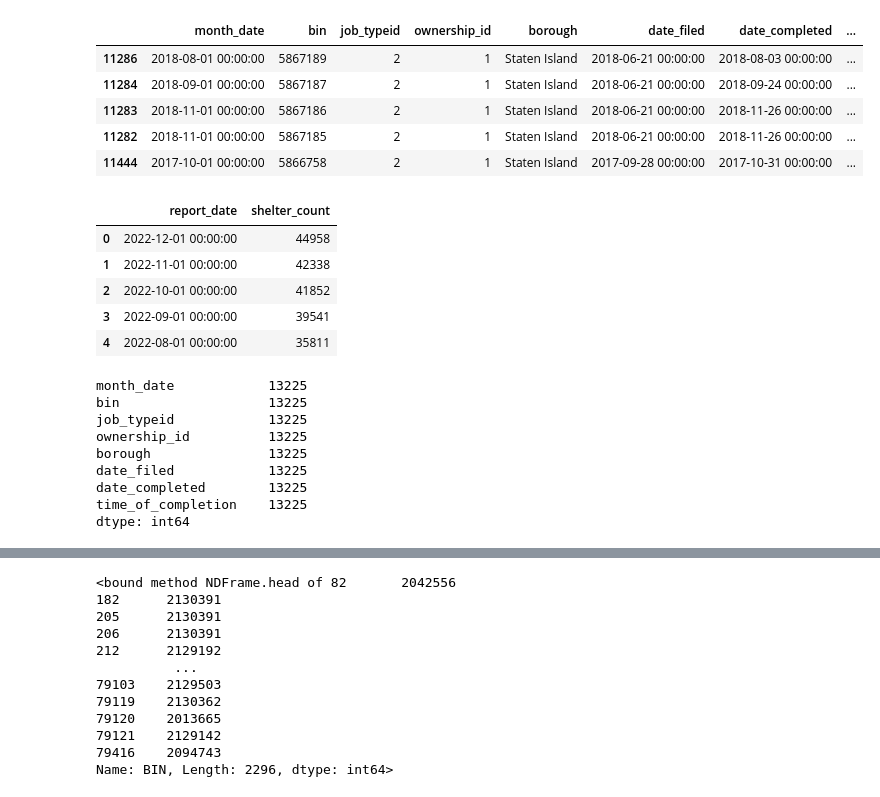
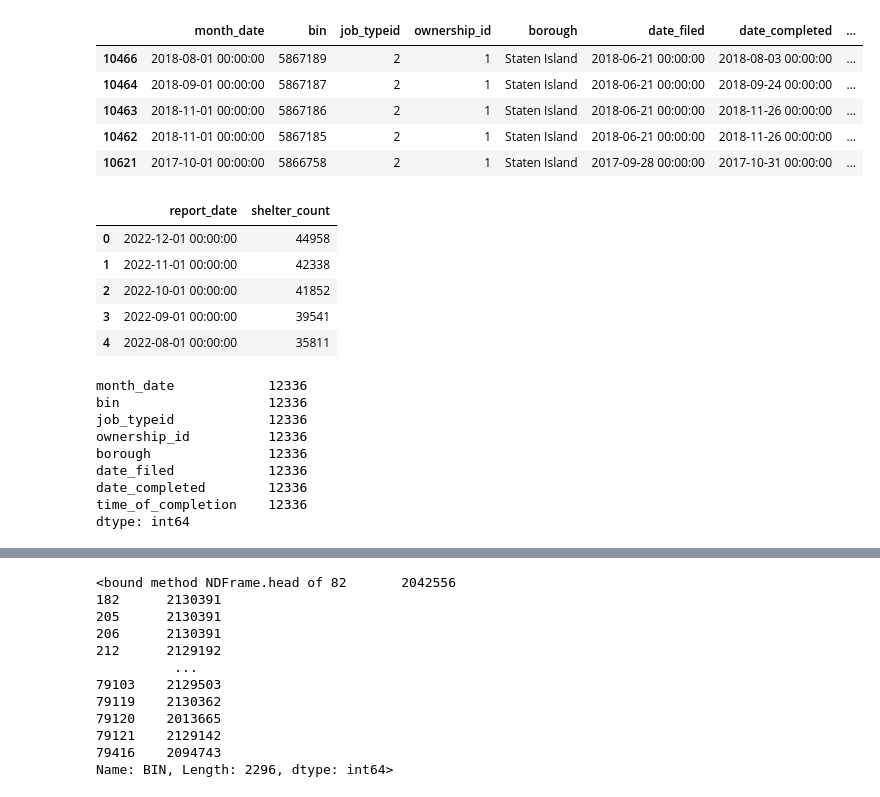
Before and after one commit to kevinserr/Time_Series_Forecast_of_Homelessness_in_NYC_with_Local_Model_Deployment, a Jupyter notebook: python/vincent_eda.ipynb, the cells around one changed output, grey strips where cells are left out. Cells and saved outputs as stored; diff of their text form; code cells hidden in the pictures.

```diff
--- a/python/vincent_eda.ipynb
+++ b/python/vincent_eda.ipynb
@@ -10,52 +10,54 @@ HOUSING_PATH = '/Users/beans/Desktop/TeamHousing/data/HousingDB_post2010.csv'
 conn = sqlite3.connect(DB_PATH)
 cursor = conn.cursor()
 
 queryowner_demo = """
 SELECT *
 FROM fact_demolitions f
+WHERE month_date BETWEEN '2016-01-01' AND '2023-01-01'
 """
 
 fact_owner_demo = pd.read_sql_query(queryowner_demo, conn)
 
 queryshelter = """
 SELECT *
 FROM fact_shelters
+WHERE report_date BETWEEN '2016-01-01' AND '2023-01-01'
 """
 fact_shelter = pd.read_sql_query(queryshelter, conn)
 
 display(fact_owner_demo.sort_values(by=['bin'],ascending=False).head())
 display(fact_shelter.sort_values(by=['report_date'],ascending=False).head())
 
 # setting job_typeid to strings to represent what the job done is
 mapdemo = {1:'construction',2:'demolition'}
 fact_owner_demo['job_typeid'] = fact_owner_demo['job_typeid'].map(mapdemo)
 
 # setting ownership_id 1 to private and 2/3 to affordable (government & nonprofit)
 mapowner = {1:'private',2:'affordable',3:'affordable'}
 fact_owner_demo['ownership_id'] = fact_owner_demo['ownership_id'].map(mapowner)
 
 fact_owner_demo.count()
 # %% [output]
 |  | month_date | bin | job_typeid | ownership_id | borough | date_filed | date_completed | ... |
-| 11286 | 2018-08-01 00:00:00 | 5867189 | 2 | 1 | Staten Island | 2018-06-21 00:00:00 | 2018-08-03 00:00:00 | ... |
-| 11284 | 2018-09-01 00:00:00 | 5867187 | 2 | 1 | Staten Island | 2018-06-21 00:00:00 | 2018-09-24 00:00:00 | ... |
-| 11283 | 2018-11-01 00:00:00 | 5867186 | 2 | 1 | Staten Island | 2018-06-21 00:00:00 | 2018-11-26 00:00:00 | ... |
-| 11282 | 2018-11-01 00:00:00 | 5867185 | 2 | 1 | Staten Island | 2018-06-21 00:00:00 | 2018-11-26 00:00:00 | ... |
-| 11444 | 2017-10-01 00:00:00 | 5866758 | 2 | 1 | Staten Island | 2017-09-28 00:00:00 | 2017-10-31 00:00:00 | ... |
+| 10466 | 2018-08-01 00:00:00 | 5867189 | 2 | 1 | Staten Island | 2018-06-21 00:00:00 | 2018-08-03 00:00:00 | ... |
+| 10464 | 2018-09-01 00:00:00 | 5867187 | 2 | 1 | Staten Island | 2018-06-21 00:00:00 | 2018-09-24 00:00:00 | ... |
+| 10463 | 2018-11-01 00:00:00 | 5867186 | 2 | 1 | Staten Island | 2018-06-21 00:00:00 | 2018-11-26 00:00:00 | ... |
+| 10462 | 2018-11-01 00:00:00 | 5867185 | 2 | 1 | Staten Island | 2018-06-21 00:00:00 | 2018-11-26 00:00:00 | ... |
+| 10621 | 2017-10-01 00:00:00 | 5866758 | 2 | 1 | Staten Island | 2017-09-28 00:00:00 | 2017-10-31 00:00:00 | ... |
 |  | report_date | shelter_count |
 | 0 | 2022-12-01 00:00:00 | 44958 |
 | 1 | 2022-11-01 00:00:00 | 42338 |
 | 2 | 2022-10-01 00:00:00 | 41852 |
 | 3 | 2022-09-01 00:00:00 | 39541 |
 | 4 | 2022-08-01 00:00:00 | 35811 |
-month_date            13225
-bin                   13225
-job_typeid            13225
-ownership_id          13225
-borough               13225
-date_filed            13225
-date_completed        13225
-time_of_completion    13225
+month_date            12336
+bin                   12336
+job_typeid            12336
+ownership_id          12336
+borough               12336
+date_filed            12336
+date_completed        12336
+time_of_completion    12336
 dtype: int64
 # %%
 # table plots all constructions and demolitions by borough
```
Also changed, not shown: parts of 12 cells of this notebook, 4 other files.
